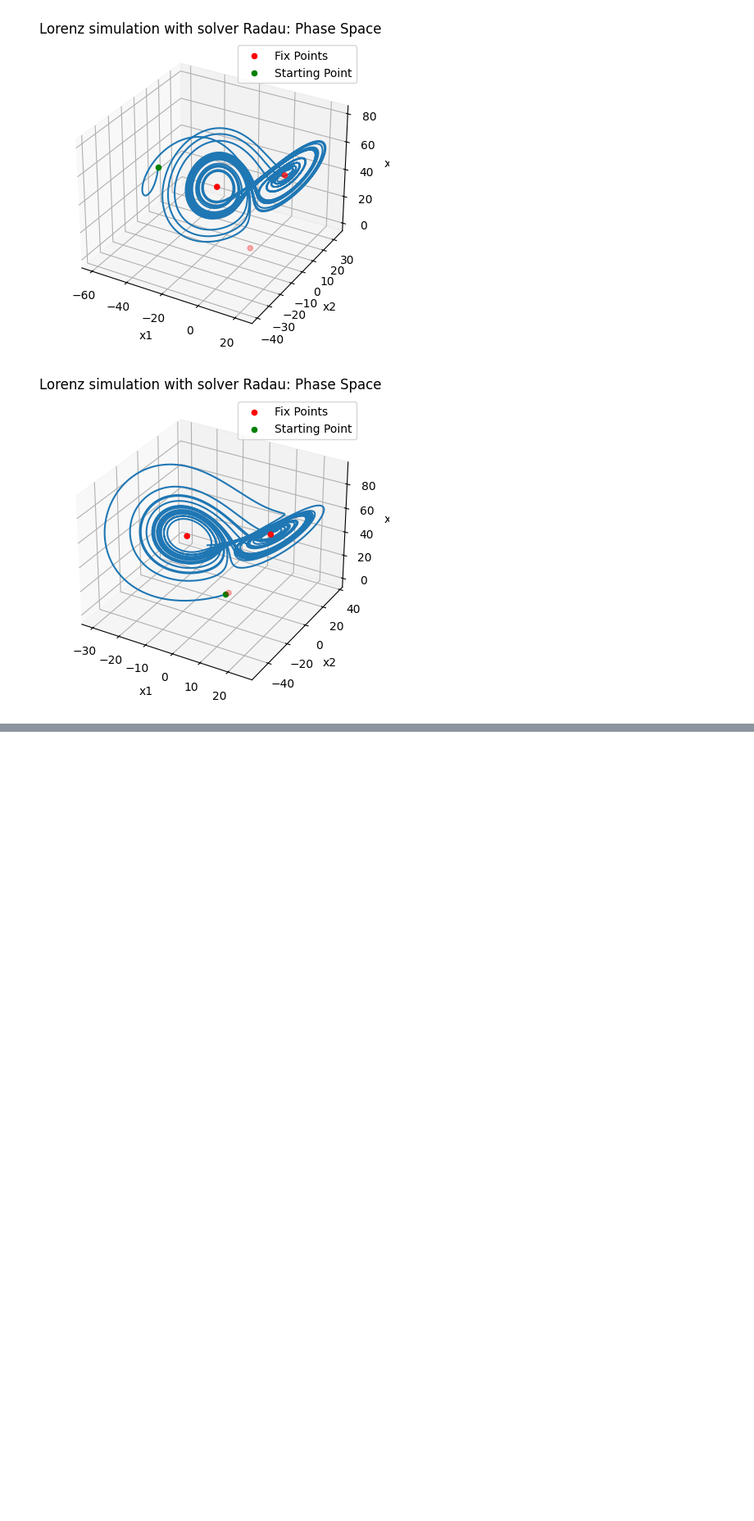
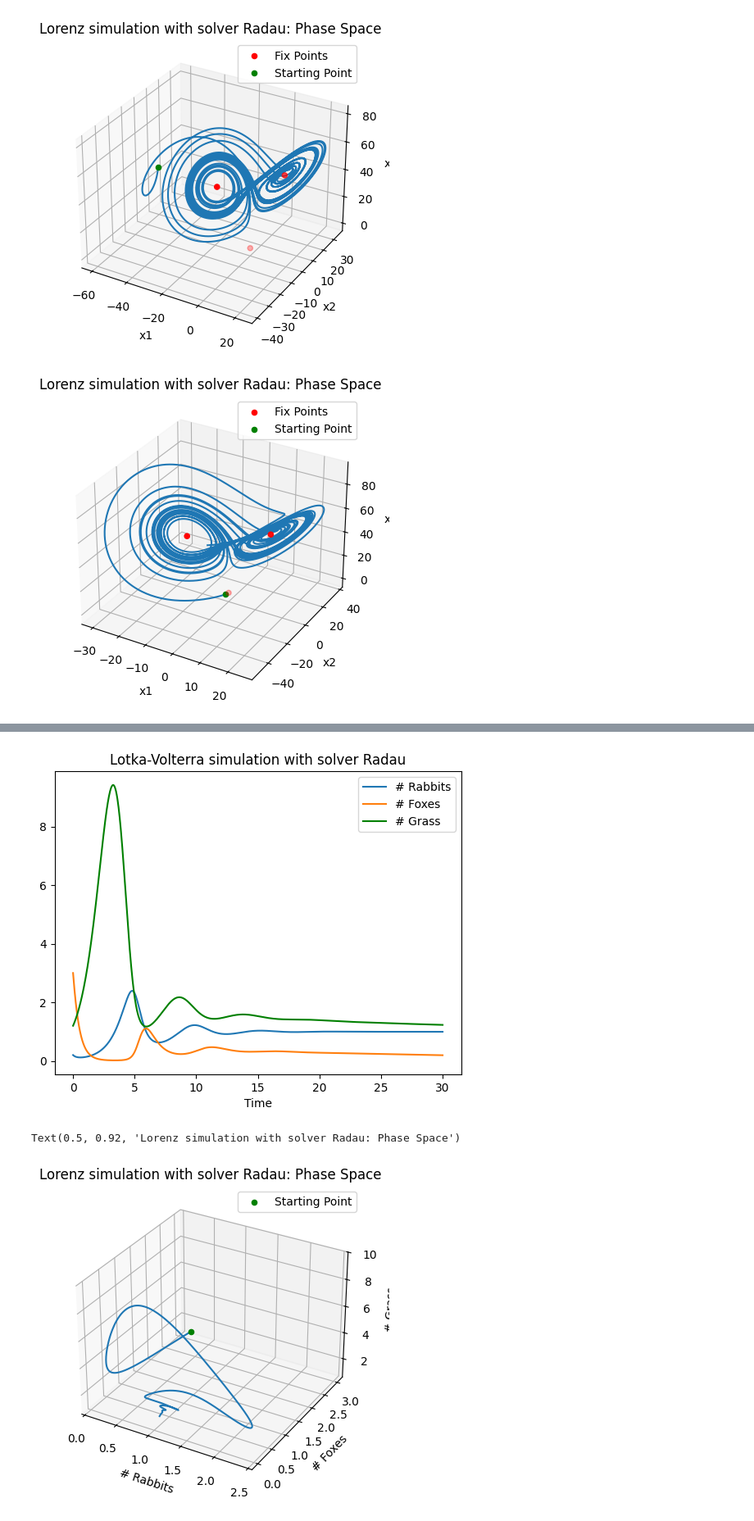
Before and after one commit to Emilwikk/Modsim-Labs, a Jupyter notebook: Simulate-and-plot.ipynb, the cells around one changed output, grey strips where cells are left out. Shown at 82% size. Drawn from its saved outputs; the diff is of its cells as text; code cells hidden in the pictures; blank space fills up the shorter version.

```diff
--- a/Simulate-and-plot.ipynb
+++ b/Simulate-and-plot.ipynb
@@ -857,0 +917,74 @@ for x0_LZ in x0s_LZ:
+# %%
+### Restricted dimensionless Lotka-Volterra (Grass species included) ###
+
+def lotka_volterra_dimensionless_grass(t,y,alpha,gamma,beta,delta,r_sat,g_max):
+    r,f,g = y
+
+    drdt = r*(1-r/(gamma*g))-r*f/(1+r/(r_sat))
+    dfdt = alpha*f*r/(1+r/(r_sat))-alpha*f
+    dgdt = beta*g*(1-g/g_max)-delta*g*r
+
+    return [drdt, dfdt, dgdt]
+
+# Parameters
+alpha = d/a
+gamma = 1
+beta_LVd = 1
+delta = 1
+
+r_sat = 80
+g_max = 80
+
+# Initial Conditions
+y0_LVd = [0.2, 3, 1.2]
+
+# Radau
+sol = solve_ivp(
+    fun=lotka_volterra_dimensionless_grass,
+    t_span=t_LV,
+    y0=y0_LVd,
+    method='Radau',
+    args=(alpha,beta_LVd,gamma,delta,r_sat,g_max),
+    dense_output=True
+)
+endPt = sol.y[:,-1]
+y_LV_Radau = sol.sol
+
+# Dimensionless Lotka-Volterra (with grass) Plots
+
+# Time Series
+t_plot_LV = np.linspace(t_LV[0], t_LV[1], 1000)
+y_plot_LV = y_LV_Radau(t_plot_LV) # Choose method here
+plt.figure()
+plt.title('Lotka-Volterra simulation with solver Radau')
+plt.plot(t_plot_LV, y_plot_LV[0,:],label='# Rabbits')
+plt.plot(t_plot_LV, y_plot_LV[1,:],label='# Foxes')
+plt.plot(t_plot_LV, y_plot_LV[2,:],label='# Grass', color="g")
+plt.xlabel('Time')
+plt.legend()
+plt.show()
+
+
+# Phase Diagram
+fig = plt.figure()
+ax = fig.add_subplot(111, projection="3d")
+
+ax.plot(
+    y_plot_LV[0,:],
+    y_plot_LV[1,:],
+    y_plot_LV[2,:]
+)
+
+# Fix Points
+#ax.scatter(*fixPts_Lorenz.T, label= "Fix Points", color="r")
+
+ax.scatter(y_plot_LV[0,0],y_plot_LV[1,0],y_plot_LV[2,0], label="Starting Point", color="g")
+ax.set_xlabel('# Rabbits')
+ax.set_ylabel('# Foxes')
+ax.set_zlabel('# Grass')
+ax.legend()
+ax.set_title("Lorenz simulation with solver Radau: Phase Space")
+# %% [output]
+[figure, added]
+Text(0.5, 0.92, 'Lorenz simulation with solver Radau: Phase Space')
+[figure, added]
```
Also changed, not shown: parts of 1 cell of this notebook.
